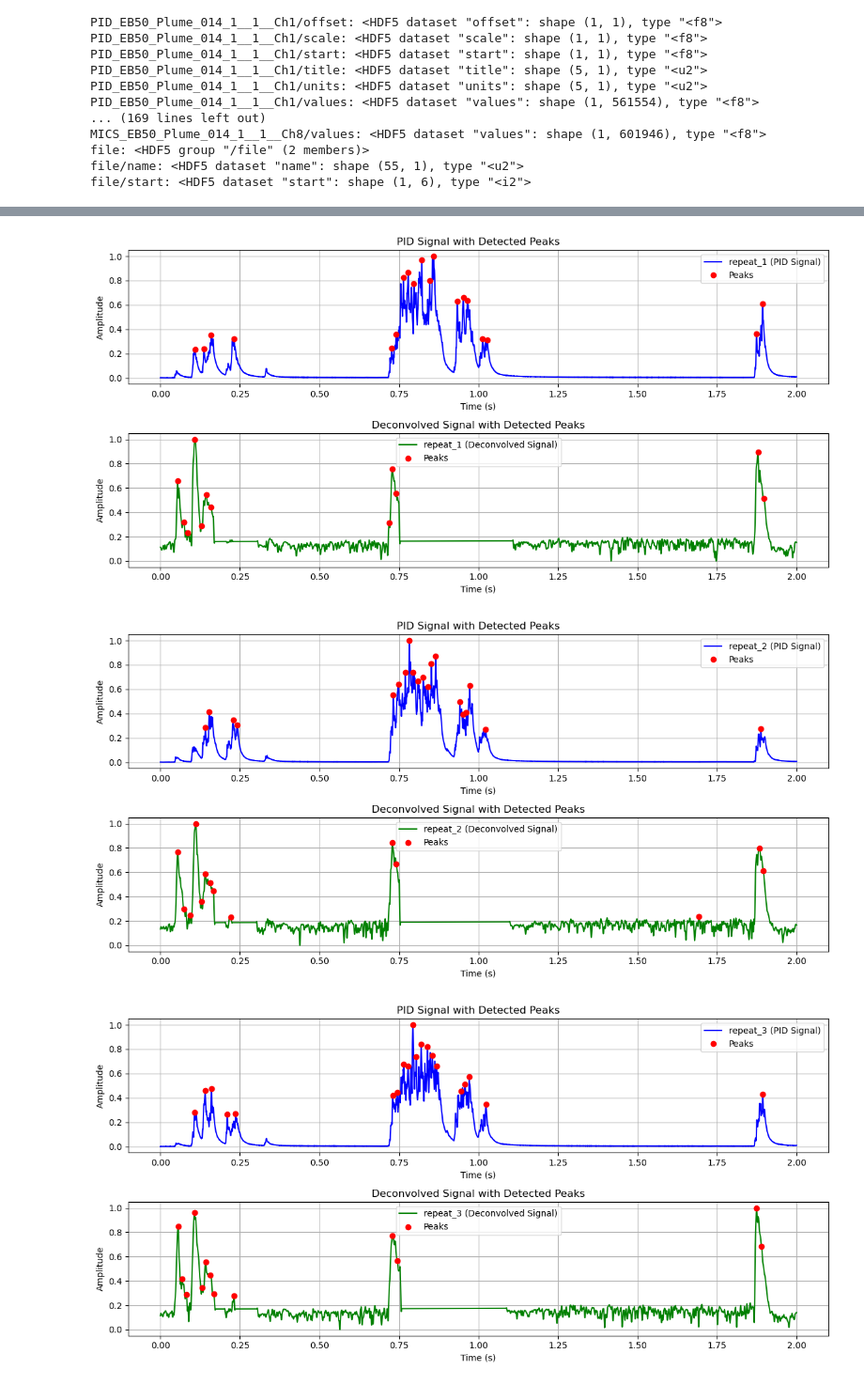
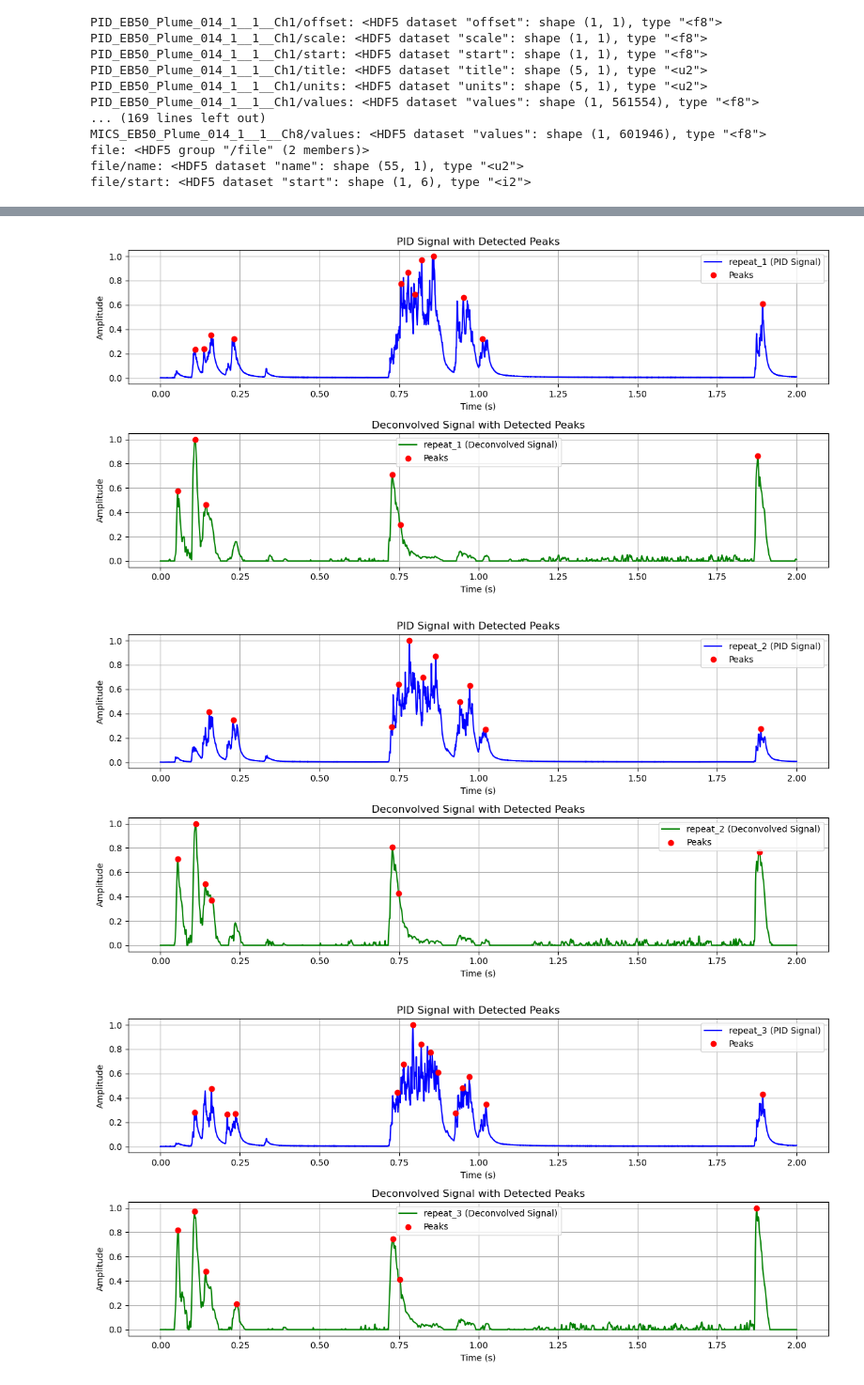
Before and after one commit to Anantha-Padmanabhan/Ap_Deconvolution, a Jupyter notebook: decon2.ipynb, the cells around one changed output, grey strips where cells are left out. Shown at 94% size. Drawn from its saved outputs; the diff is of its cells as text; code cells hidden in the pictures.

Commit message:
Update decon2

```diff
--- a/decon2.ipynb
+++ b/decon2.ipynb
@@ -87,20 +87,6 @@ sensor_trigger_threshold = 0.8 * np.max(sensor_trigger_signal)
 pid_trigger_spikes = np.where(pid_trigger_signal > pid_trigger_threshold)[0]
 sensor_trigger_spikes = np.where(sensor_trigger_signal > sensor_trigger_threshold)[0]
 
-#Low pass filter and baseline corrction
-def low_pass_filter(signal, cutoff, fs, order=4):
-    nyquist = 0.5 * fs
-    normal_cutoff = cutoff / nyquist
-    b, a = butter(order, normal_cutoff, btype='low', analog=False)
-    return filtfilt(b, a, signal)
-
-
-
-sensor_signal_LPF = low_pass_filter(sensor_signal, 2200, sampling_rate)
-# sensor_signal_pr = gaussian_filter1d(sensor_signal_LPF, sigma=2)
-# Correct the baseline of the sensor signal
-# sensor_signal_corrected = correct_baseline(sensor_signal_pr, threshold_ratio=0.23)
-sensor_signal_corrected = sensor_signal_LPF
 
 # Define kernel function
 def kernel(t, tau1, tau2):
@@ -112,12 +98,12 @@ def kernel_MOX(t, tau1, tau2, tau3, tau4):
 
 tau1, tau2 = 1 , 0.05
 # tau1, tau2, tau3, tau4 = 14,2 ,1, 0.05	#KMOX
-kernel_time = np.linspace(0, 1, len(sensor_signal_corrected))
+kernel_time = np.linspace(0, 1, len(sensor_signal))
 kernel_signal = kernel(kernel_time, tau1, tau2)
 # kernel_signal = kernel_MOX(kernel_time, tau1, tau2, tau3, tau4)
 
 # FFT of the sensor signal and kernel
-fft_sensor = np.fft.fft(sensor_signal_corrected)
+fft_sensor = np.fft.fft(sensor_signal)
 fft_kernel = np.fft.fft(kernel_signal, n=len(sensor_signal))
 
 # Deconvolution
@@ -141,7 +127,7 @@ deconvolved_signal_centered = deconvolved_signal_smoothed - np.mean(deconvolved_
 scaling_factor = np.max(np.abs(pid_signal_centered)) / np.max(np.abs(deconvolved_signal_centered))
 deconvolved_signal_calibrated = deconvolved_signal_centered * scaling_factor
 # %%
-def correct_baseline(signal, threshold_ratio=0.2):
+def correct_baseline(signal, threshold_ratio):
     """
     Corrects the baseline of a signal by subtracting the average value
     of the signal below a specified threshold.
@@ -155,6 +141,7 @@ def correct_baseline(signal, threshold_ratio=0.2):
     """
     # Define the threshold
     threshold = threshold_ratio * np.max(signal)
+    # print(threshold)
 
     # Identify values below the threshold
     low_values = signal[signal < threshold]
@@ -163,11 +150,11 @@ def correct_baseline(signal, threshold_ratio=0.2):
     baseline = np.mean(low_values) if len(low_values) > 0 else 0
 
     # Subtract the baseline from the signal and remove negative values
-    # corrected_signal = np.maximum((signal - baseline), 0)
-    corrected_signal = signal - baseline
+    corrected_signal = np.maximum((signal - baseline), 0)
+    # corrected_signal = signal - baseline
     return corrected_signal
 
-deconvolved_signal_calibrated_corrected = correct_baseline(deconvolved_signal_calibrated, threshold_ratio=0.2)
+deconvolved_signal_calibrated = correct_baseline(deconvolved_signal_calibrated, threshold_ratio=0.1)
 # %%
 # Parameters
 trigger_threshold = 0.8
@@ -261,9 +248,9 @@ from scipy.signal import find_peaks
 import matplotlib.pyplot as plt
 
 # Set thresholds
-min_peak_height = 0.23  # Minimum height of peaks
-min_peak_distance = int(0.01 * sampling_rate)  # Minimum distance between peaks in samples
-prominance_value = 0.1
+min_peak_height = 0.21  # Minimum height of peaks
+min_peak_distance = int(0.02 * sampling_rate)  # Minimum distance between peaks in samples
+prominance_value = 0.05
 
 # Function to detect and plot peaks for each repeat
 def plot_with_peaks(pid_repeats, deconvolved_repeats, time_axis, save_folder=None):
@@ -291,33 +278,33 @@ def plot_with_peaks(pid_repeats, deconvolved_repeats, time_axis, save_folder=Non
         plt.subplot(2, 1, 1)
         plt.plot(time_axis, pid_data, label=f"{pid_key} (PID Signal)", color='blue')
         plt.plot(time_axis[pid_peaks], pid_data[pid_peaks], "ro", label="Peaks")
         plt.title("PID Signal with Detected Peaks")
         plt.xlabel("Time (s)")
         plt.ylabel("Amplitude")
         plt.legend()
         plt.grid()
 
         # Deconvolved Signal
         plt.subplot(2, 1, 2)
         plt.plot(time_axis, deconvolved_data, label=f"{deconvolved_key} (Deconvolved Signal)", color='green')
         plt.plot(time_axis[deconvolved_peaks], deconvolved_data[deconvolved_peaks], "ro", label="Peaks")
         plt.title("Deconvolved Signal with Detected Peaks")
         plt.xlabel("Time (s)")
         plt.ylabel("Amplitude")
         plt.legend()
         plt.grid()
 
         # Save or show the plot
         plt.tight_layout()
         if save_folder:
             plt.savefig(f"{save_folder}/Repeat_{i + 1}_Peaks.png", dpi=300)
         else:
             plt.show()
 time_axis = np.arange(len(next(iter(pid_normalized_repeats.values())))) / sampling_rate
 
 # Call the function to plot each repeat
 plot_with_peaks(pid_normalized_repeats, deconvolved_normalized_repeats, time_axis)
 # %% [output]
-[figure, old version]
+[figure, new version]
-[figure, old version]
+[figure, new version]
-[figure, old version]
+[figure, new version]
```
Also changed, not shown: parts of 4 cells of this notebook.
